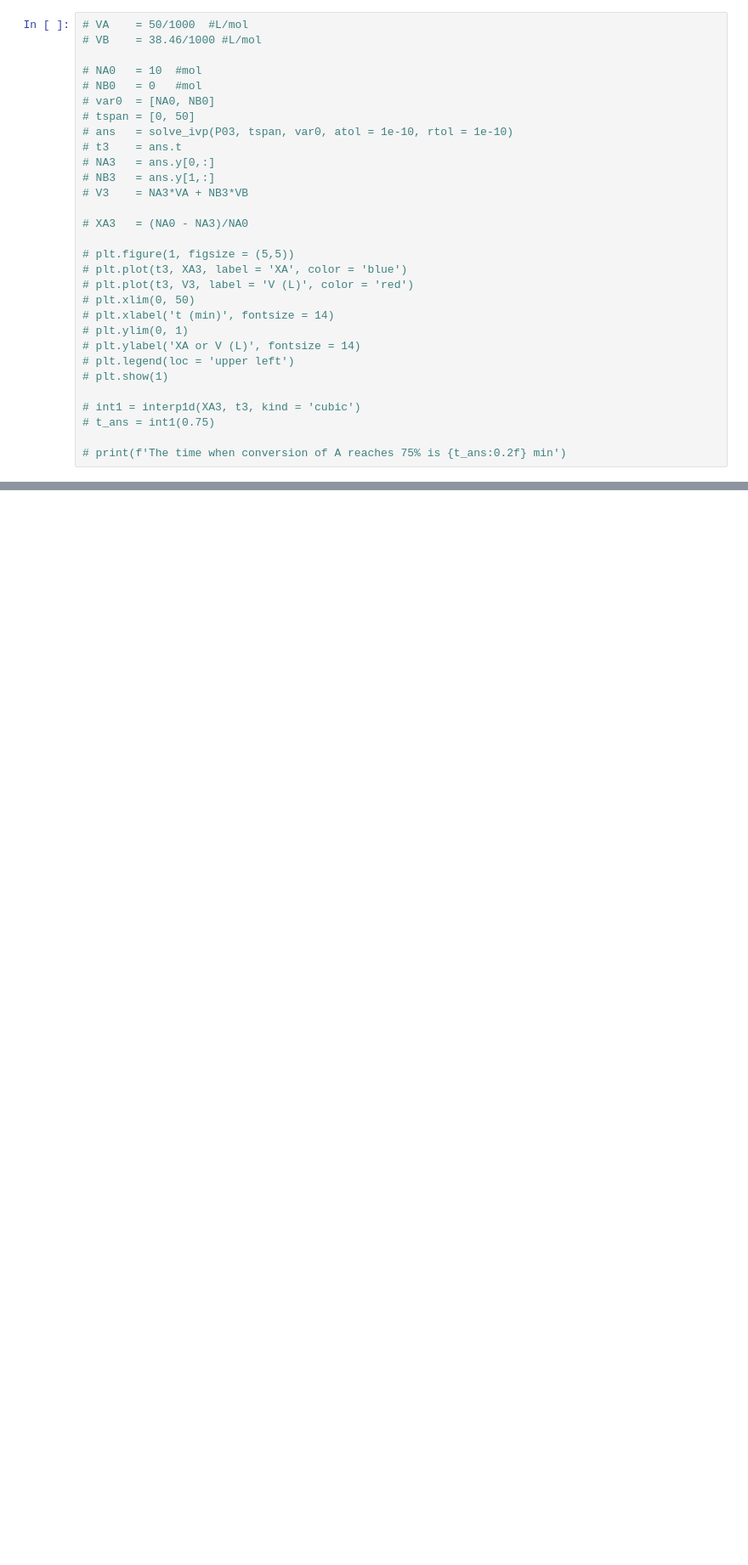
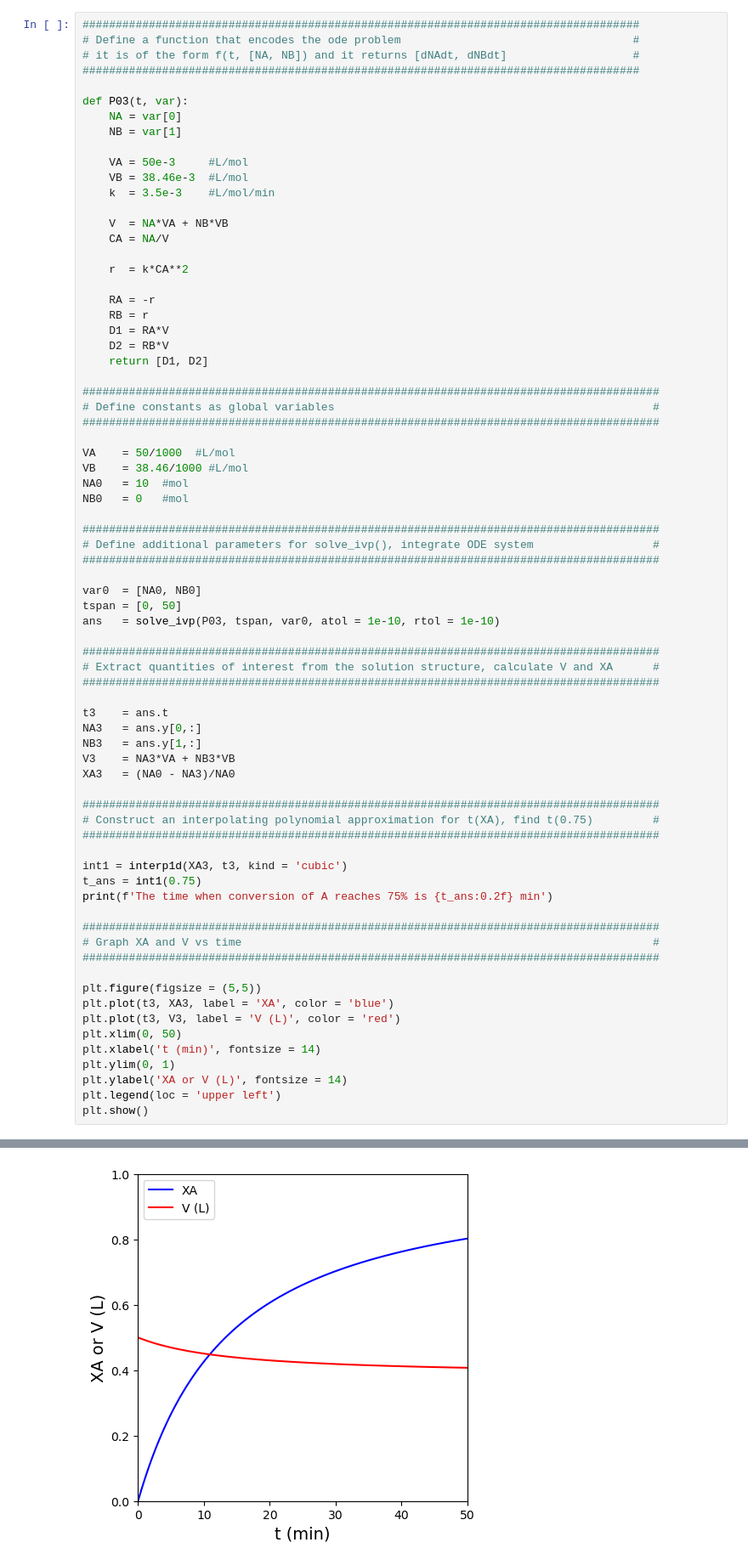
Before and after one commit to jqbond/CEN587, a Jupyter notebook: Notebooks/587-N23.ipynb, the cells around one changed output, grey strips where cells are left out. Shown at 85% size. Drawn from its saved outputs; the diff is of its cells as text; blank space fills up the shorter version.

```diff
--- a/Notebooks/587-N23.ipynb
+++ b/Notebooks/587-N23.ipynb
@@ -376,30 +422,74 @@ Now that's done, we just define the starting state and the integration span, and
 # %%
-# VA    = 50/1000  #L/mol
-# VB    = 38.46/1000 #L/mol
+####################################################################################
+# Define a function that encodes the ode problem                                   #
+# it is of the form f(t, [NA, NB]) and it returns [dNAdt, dNBdt]                   #
+####################################################################################
 
-# NA0   = 10  #mol
-# NB0   = 0   #mol
-# var0  = [NA0, NB0]
-# tspan = [0, 50]
-# ans   = solve_ivp(P03, tspan, var0, atol = 1e-10, rtol = 1e-10)
-# t3    = ans.t
-# NA3   = ans.y[0,:]
-# NB3   = ans.y[1,:]
-# V3    = NA3*VA + NB3*VB
+def P03(t, var):
+    NA = var[0]
+    NB = var[1]
 
-# XA3   = (NA0 - NA3)/NA0
+    VA = 50e-3     #L/mol
+    VB = 38.46e-3  #L/mol
+    k  = 3.5e-3    #L/mol/min
 
-# plt.figure(1, figsize = (5,5))
-# plt.plot(t3, XA3, label = 'XA', color = 'blue')
-# plt.plot(t3, V3, label = 'V (L)', color = 'red')
-# plt.xlim(0, 50)
-# plt.xlabel('t (min)', fontsize = 14)
-# plt.ylim(0, 1)
-# plt.ylabel('XA or V (L)', fontsize = 14)
-# plt.legend(loc = 'upper left')
-# plt.show(1)
+    V  = NA*VA + NB*VB
+    CA = NA/V
 
-# int1 = interp1d(XA3, t3, kind = 'cubic')
-# t_ans = int1(0.75)
+    r  = k*CA**2
 
-# print(f'The time when conversion of A reaches 75% is {t_ans:0.2f} min')
+    RA = -r
+    RB = r
+    D1 = RA*V
+    D2 = RB*V
+    return [D1, D2]
+
+#######################################################################################
+# Define constants as global variables                                                #
+#######################################################################################
+
+VA    = 50/1000  #L/mol
+VB    = 38.46/1000 #L/mol
+NA0   = 10  #mol
+NB0   = 0   #mol
+
+#######################################################################################
+# Define additional parameters for solve_ivp(), integrate ODE system                  #
+#######################################################################################
+
+var0  = [NA0, NB0]
+tspan = [0, 50]
+ans   = solve_ivp(P03, tspan, var0, atol = 1e-10, rtol = 1e-10)
+
+#######################################################################################
+# Extract quantities of interest from the solution structure, calculate V and XA      #
+#######################################################################################
+
+t3    = ans.t
+NA3   = ans.y[0,:]
+NB3   = ans.y[1,:]
+V3    = NA3*VA + NB3*VB
+XA3   = (NA0 - NA3)/NA0
+
+#######################################################################################
+# Construct an interpolating polynomial approximation for t(XA), find t(0.75)         #
+#######################################################################################
+
+int1 = interp1d(XA3, t3, kind = 'cubic')
+t_ans = int1(0.75)
+print(f'The time when conversion of A reaches 75% is {t_ans:0.2f} min')
+
+#######################################################################################
+# Graph XA and V vs time                                                              #
+#######################################################################################
+
+plt.figure(figsize = (5,5))
+plt.plot(t3, XA3, label = 'XA', color = 'blue')
+plt.plot(t3, V3, label = 'V (L)', color = 'red')
+plt.xlim(0, 50)
+plt.xlabel('t (min)', fontsize = 14)
+plt.ylim(0, 1)
+plt.ylabel('XA or V (L)', fontsize = 14)
+plt.legend(loc = 'upper left')
+plt.show()
+# %% [output]
@@ -405,0 +497 @@ Now that's done, we just define the starting state and the integration span, and
+[figure, added]
```
Also changed, not shown: parts of 17 cells of this notebook, 49 other files.
